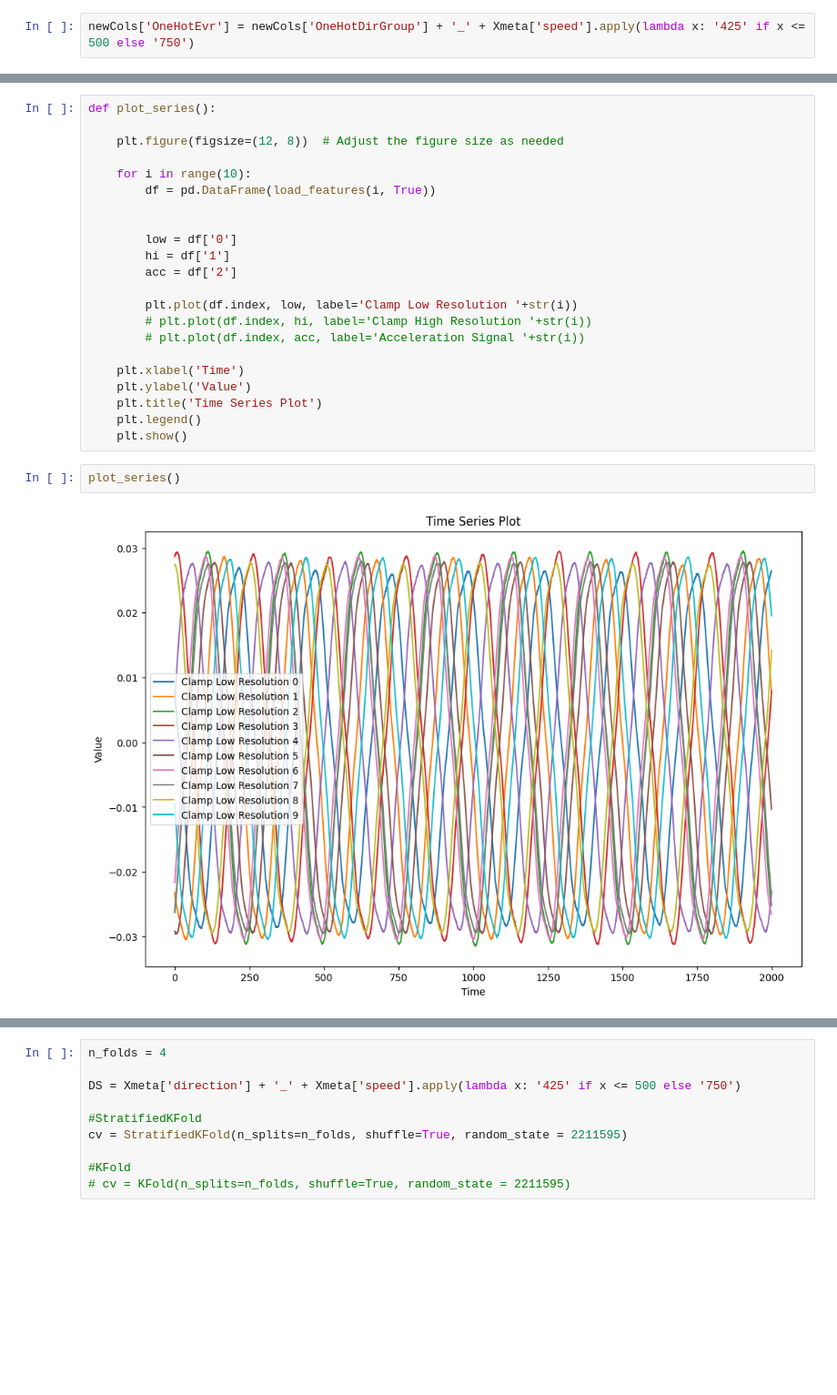
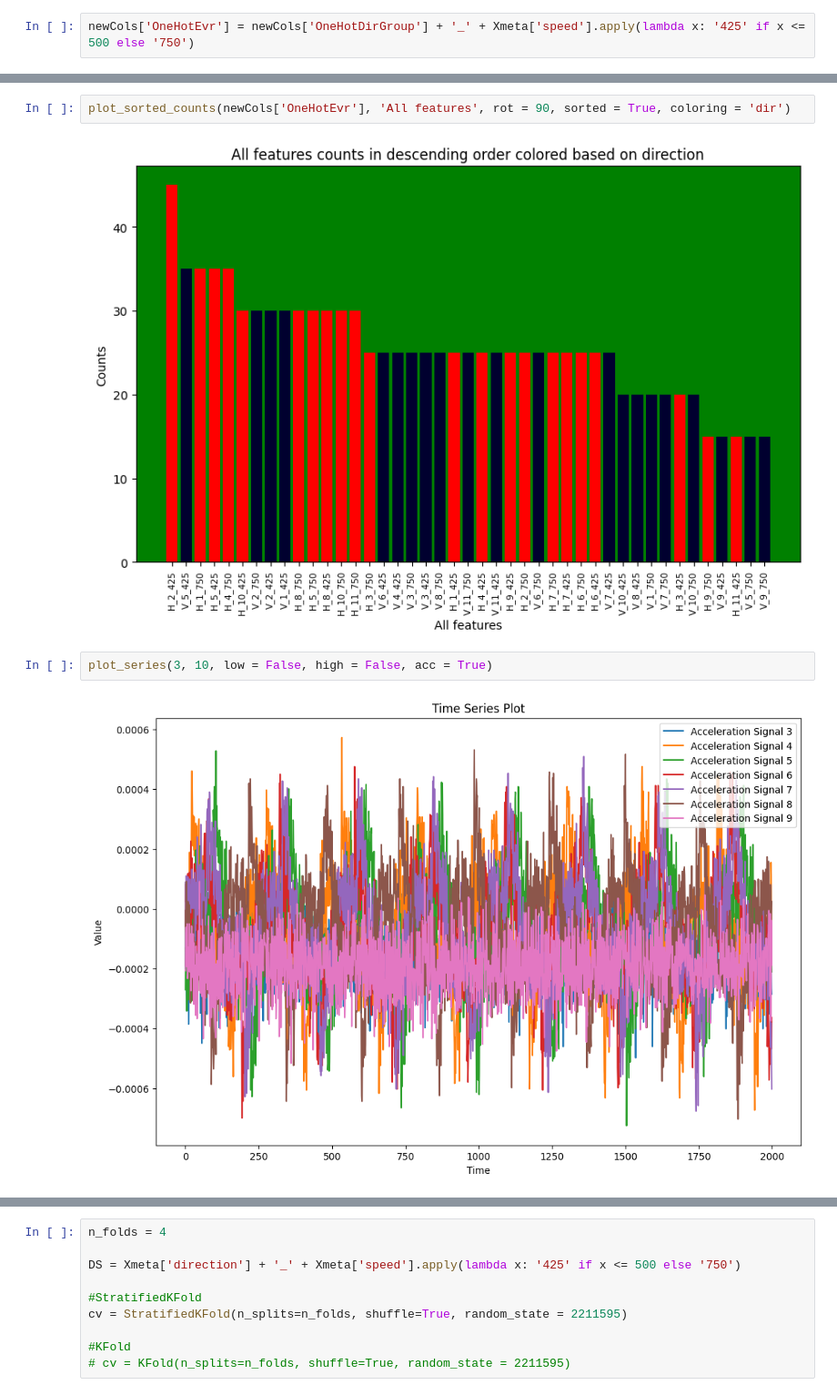
Before and after one commit to ItsKhaled/ML_Challenge, a Jupyter notebook: code/Notebook_Khaled.ipynb, the cells around one changed output, grey strips where cells are left out. Shown at 91% size. Drawn from its saved outputs; the diff is of its cells as text; blank space fills up the shorter version.

Commit message:
separated functions + visualized cmprssd features

```diff
--- a/code/Notebook_Khaled.ipynb
+++ b/code/Notebook_Khaled.ipynb
@@ -155,26 +84,8 @@ plot_sorted_counts(newCols['OneHotEvr'], 'EVR', rot = 90, sorted = False)
-# %%
-def plot_series():
-
-    plt.figure(figsize=(12, 8))  # Adjust the figure size as needed
-
-    for i in range(10):
-        df = pd.DataFrame(load_features(i, True))
-
-
-        low = df['0']
-        hi = df['1']
-        acc = df['2']
-
-        plt.plot(df.index, low, label='Clamp Low Resolution '+str(i))
-        # plt.plot(df.index, hi, label='Clamp High Resolution '+str(i))
-        # plt.plot(df.index, acc, label='Acceleration Signal '+str(i))
-
-    plt.xlabel('Time')
-    plt.ylabel('Value')
-    plt.title('Time Series Plot')
-    plt.legend()
-    plt.show()
+# %%
+plot_sorted_counts(newCols['OneHotEvr'], 'All features', rot = 90, sorted = True, coloring = 'dir')
+# %% [output]
+[figure, added]
 # %%
-plot_series()
+plot_series(3, 10, low = False, high = False, acc = True)
 # %% [output]
-[figure, old version]
+[figure, new version]
```
Also changed, not shown: parts of 41 cells of this notebook, 1 other file.
